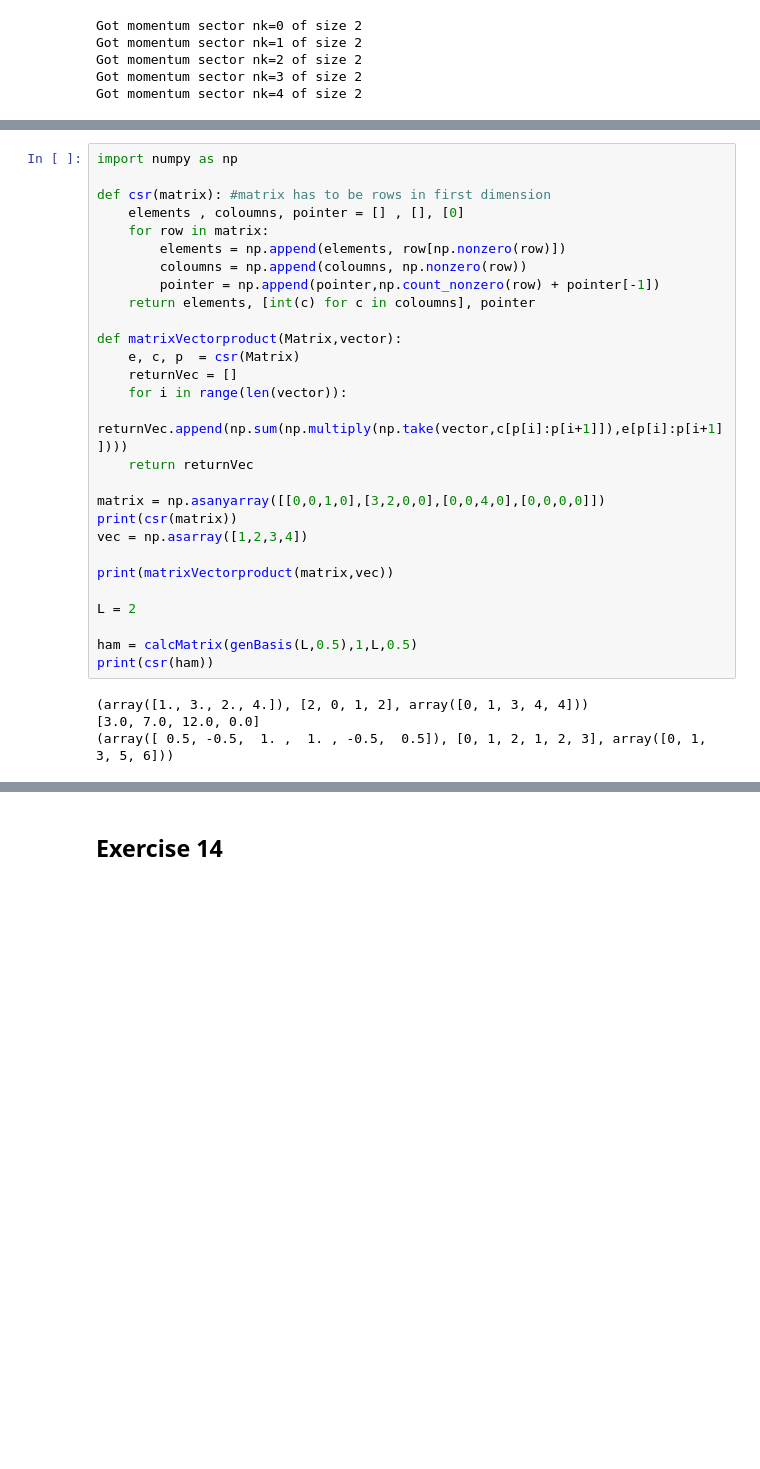
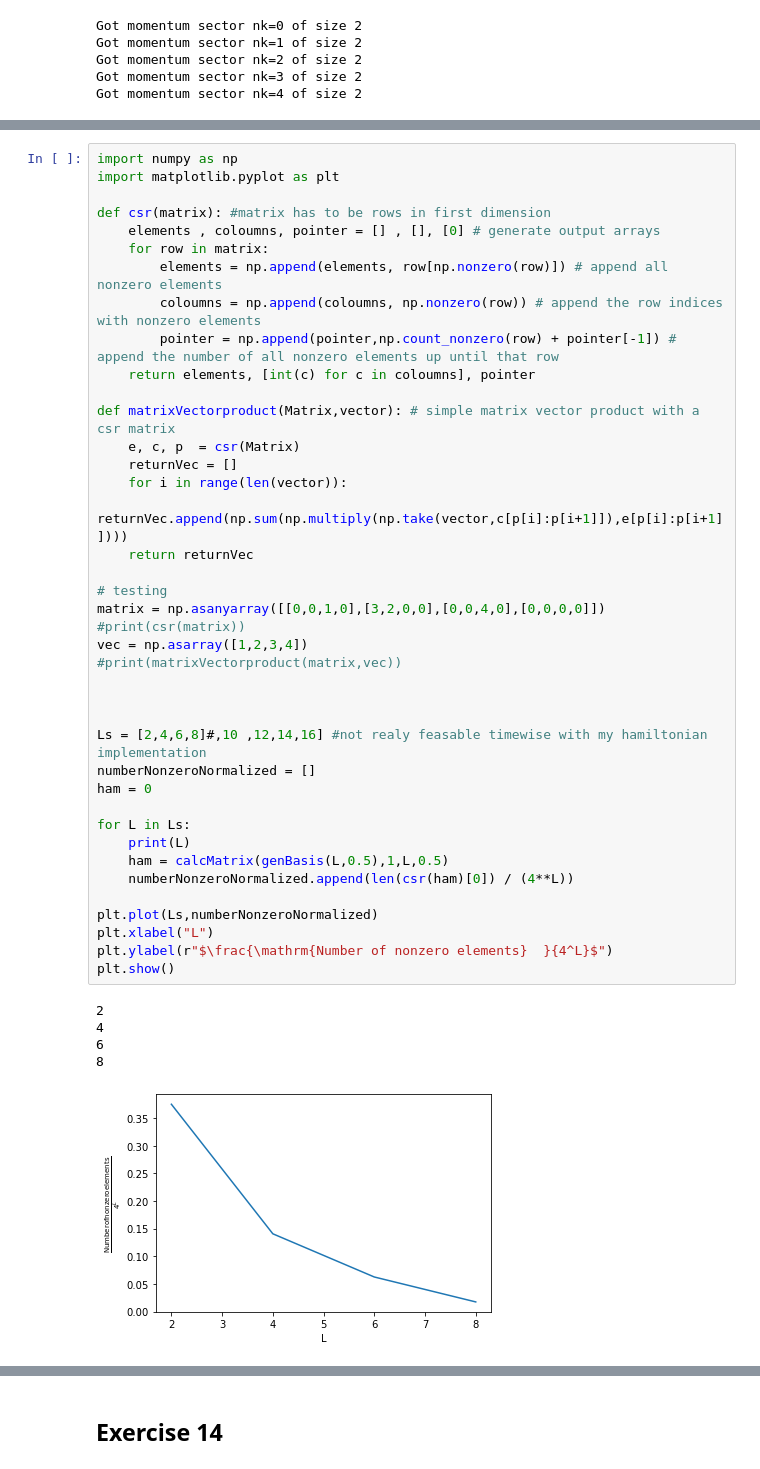
Before and after one commit to Leonhard-Moske/CMCMP, a Jupyter notebook: sheet5/physics767_sheet5_LeonhardMoske.ipynb, the cells around one changed output, grey strips where cells are left out. Cells and saved outputs as stored; diff of their text form; blank space fills up the shorter version.

```diff
--- a/sheet5/physics767_sheet5_LeonhardMoske.ipynb
+++ b/sheet5/physics767_sheet5_LeonhardMoske.ipynb
@@ -265,32 +271,46 @@ Got momentum sector nk=4 of size 2
 # %%
 import numpy as np
+import matplotlib.pyplot as plt
 
 def csr(matrix): #matrix has to be rows in first dimension
-    elements , coloumns, pointer = [] , [], [0]
+    elements , coloumns, pointer = [] , [], [0] # generate output arrays
     for row in matrix:
-        elements = np.append(elements, row[np.nonzero(row)])
-        coloumns = np.append(coloumns, np.nonzero(row))
-        pointer = np.append(pointer,np.count_nonzero(row) + pointer[-1])
+        elements = np.append(elements, row[np.nonzero(row)]) # append all nonzero elements
+        coloumns = np.append(coloumns, np.nonzero(row)) # append the row indices with nonzero elements
+        pointer = np.append(pointer,np.count_nonzero(row) + pointer[-1]) # append the number of all nonzero elements up until that row
     return elements, [int(c) for c in coloumns], pointer
 
-def matrixVectorproduct(Matrix,vector):
+def matrixVectorproduct(Matrix,vector): # simple matrix vector product with a csr matrix
     e, c, p  = csr(Matrix)
     returnVec = []
     for i in range(len(vector)):
         returnVec.append(np.sum(np.multiply(np.take(vector,c[p[i]:p[i+1]]),e[p[i]:p[i+1]])))
     return returnVec
 
+# testing
 matrix = np.asanyarray([[0,0,1,0],[3,2,0,0],[0,0,4,0],[0,0,0,0]])
-print(csr(matrix))
+#print(csr(matrix))
 vec = np.asarray([1,2,3,4])
+#print(matrixVectorproduct(matrix,vec))
 
-print(matrixVectorproduct(matrix,vec))
 
-L = 2
 
-ham = calcMatrix(genBasis(L,0.5),1,L,0.5)
-print(csr(ham))
+Ls = [2,4,6,8]#,10 ,12,14,16] #not realy feasable timewise with my hamiltonian implementation
+numberNonzeroNormalized = []
+ham = 0
+
+for L in Ls:
+    print(L)
+    ham = calcMatrix(genBasis(L,0.5),1,L,0.5)
+    numberNonzeroNormalized.append(len(csr(ham)[0]) / (4**L))
+
+plt.plot(Ls,numberNonzeroNormalized)
+plt.xlabel("L")
+plt.ylabel(r"$\frac{\mathrm{Number of nonzero elements}  }{4^L}$")
+plt.show()
 # %% [output]
-(array([1., 3., 2., 4.]), [2, 0, 1, 2], array([0, 1, 3, 4, 4]))
-[3.0, 7.0, 12.0, 0.0]
-(array([ 0.5, -0.5,  1. ,  1. , -0.5,  0.5]), [0, 1, 2, 1, 2, 3], array([0, 1, 3, 5, 6]))
+2
+4
+6
+8
+[figure, added]
```
Also changed, not shown: parts of 11 cells of this notebook.
